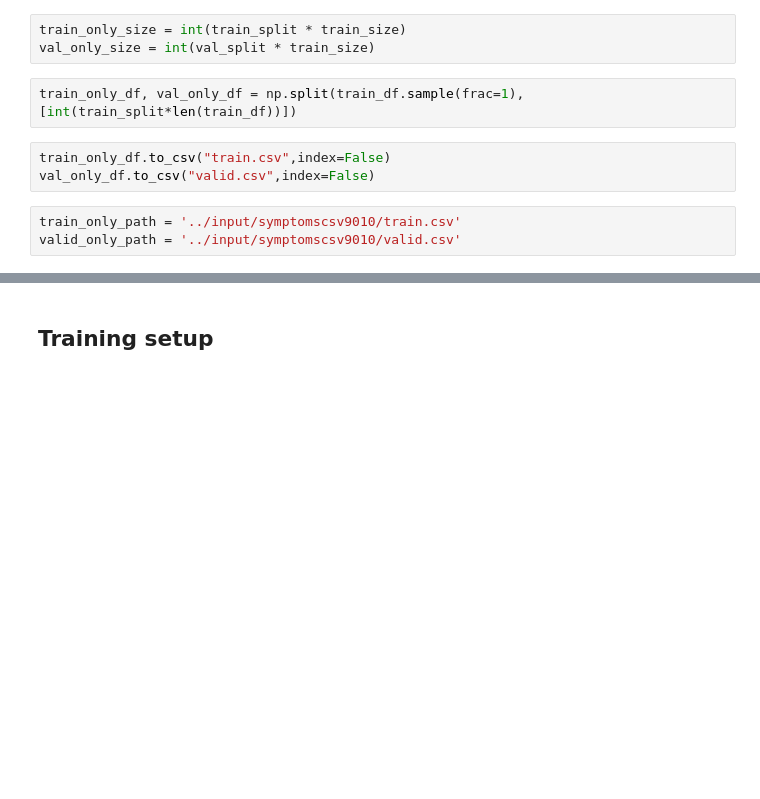
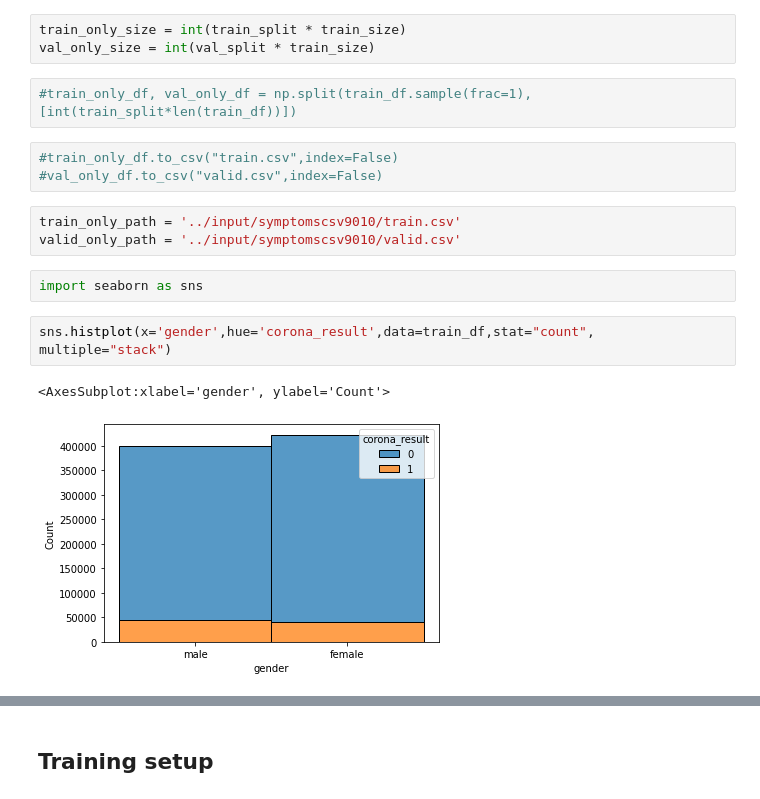
Before and after one commit to YaserAlOsh/Covid19-Detection, a Jupyter notebook: covid19-symptoms-detection.ipynb, the cells around one changed output, grey strips where cells are left out. Saved outputs shown, nothing was run; the diff lists cells and outputs as text; blank space fills up the shorter version.

```diff
--- a/covid19-symptoms-detection.ipynb
+++ b/covid19-symptoms-detection.ipynb
@@ -45,10 +57,17 @@ val_split = 1-train_split
 train_only_size = int(train_split * train_size)
 val_only_size = int(val_split * train_size)
 # %%
-train_only_df, val_only_df = np.split(train_df.sample(frac=1),[int(train_split*len(train_df))])
+#train_only_df, val_only_df = np.split(train_df.sample(frac=1),[int(train_split*len(train_df))])
 # %%
-train_only_df.to_csv("train.csv",index=False)
-val_only_df.to_csv("valid.csv",index=False)
+#train_only_df.to_csv("train.csv",index=False)
+#val_only_df.to_csv("valid.csv",index=False)
 # %%
 train_only_path = '../input/symptomscsv9010/train.csv'
 valid_only_path = '../input/symptomscsv9010/valid.csv'
+# %%
+import seaborn as sns
+# %%
+sns.histplot(x='gender',hue='corona_result',data=train_df,stat="count", multiple="stack")
+# %% [output]
+<AxesSubplot:xlabel='gender', ylabel='Count'>
+[figure, added]
```
Also changed, not shown: parts of 28 cells of this notebook.
